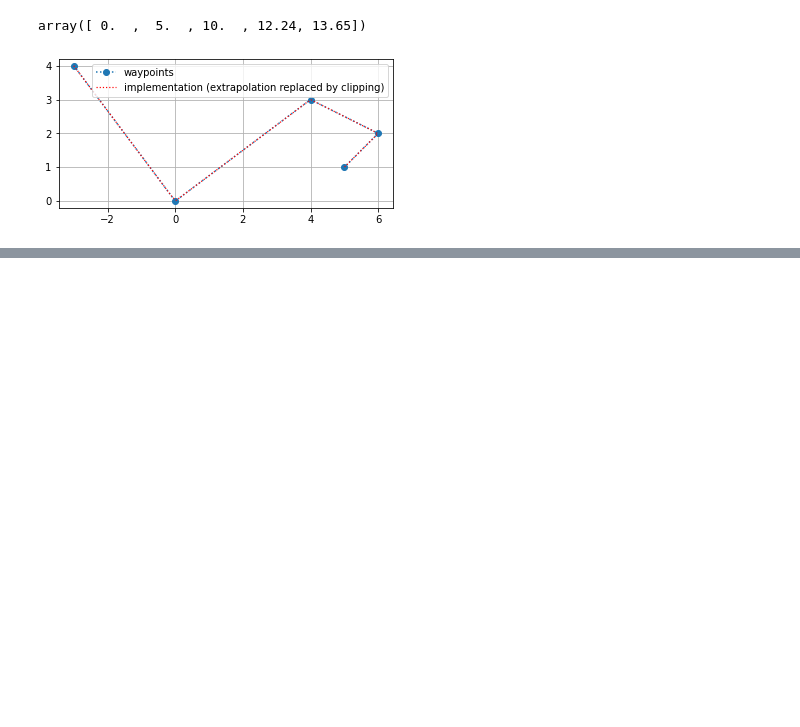
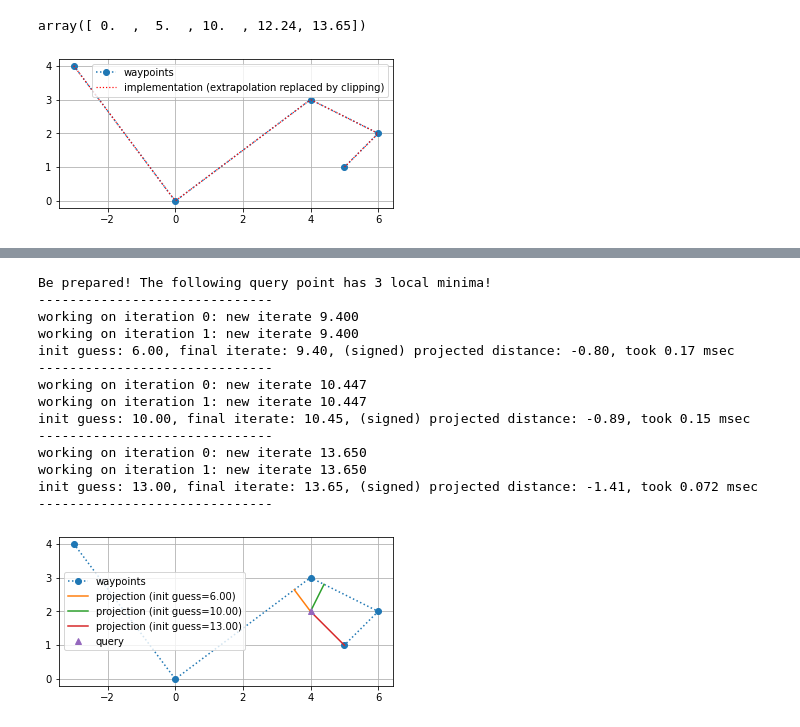
Before and after one commit to lkmuk/modular-mobile-robotics, a Jupyter notebook: examples/piecewise/dev_polyline.ipynb, the cells around one changed output, grey strips where cells are left out. Drawn from its saved outputs; the diff is of its cells as text; code cells hidden in the pictures; blank space fills up the shorter version.

```diff
--- a/examples/piecewise/dev_polyline.ipynb
+++ b/examples/piecewise/dev_polyline.ipynb
@@ -7,6 +7,6 @@ from mrobotics.piecewise.polyline import waypoints
 import matplotlib.pyplot as plt
 # %%
-mywaypoints = waypoints(np.array([
+mywaypoints = polyline(np.array([
     [-3.0,4.0],
     [0.0,0.0],
     [+4.0, 3.0],
@@ -139,0 +126,31 @@ init guess: 6.00, final iterate: 5.60, normal distance: 0.8, took 0.081 msec
+# %%
+print("Be prepared! The following query point has 3 local minima!")
+print("-"*30)
+test_query = [4.0,2.0]
+init_guess_list = (6.0, 10.0 , 13.0)
+res_Frenet = test_projection(
+    path_obj=mywaypoints,
+    projection_method="project",
+    test_query_pt= test_query,
+    expected_LHS=False,
+    init_guess_list = init_guess_list,
+    verbose=True
+)
+viz_projection(mywaypoints,test_query_pt=test_query,init_guess_list=init_guess_list, result_Frenet=res_Frenet)
+plt.show()
+# %% [output]
+Be prepared! The following query point has 3 local minima!
+------------------------------
+working on iteration 0: new iterate 9.400
+working on iteration 1: new iterate 9.400
+init guess: 6.00, final iterate: 9.40, (signed) projected distance: -0.80, took 0.17 msec
+------------------------------
+working on iteration 0: new iterate 10.447
+working on iteration 1: new iterate 10.447
+init guess: 10.00, final iterate: 10.45, (signed) projected distance: -0.89, took 0.15 msec
+------------------------------
+working on iteration 0: new iterate 13.650
+working on iteration 1: new iterate 13.650
+init guess: 13.00, final iterate: 13.65, (signed) projected distance: -1.41, took 0.072 msec
+------------------------------
+[figure, added]
```
Also changed, not shown: parts of 15 cells of this notebook, 8 other files.
